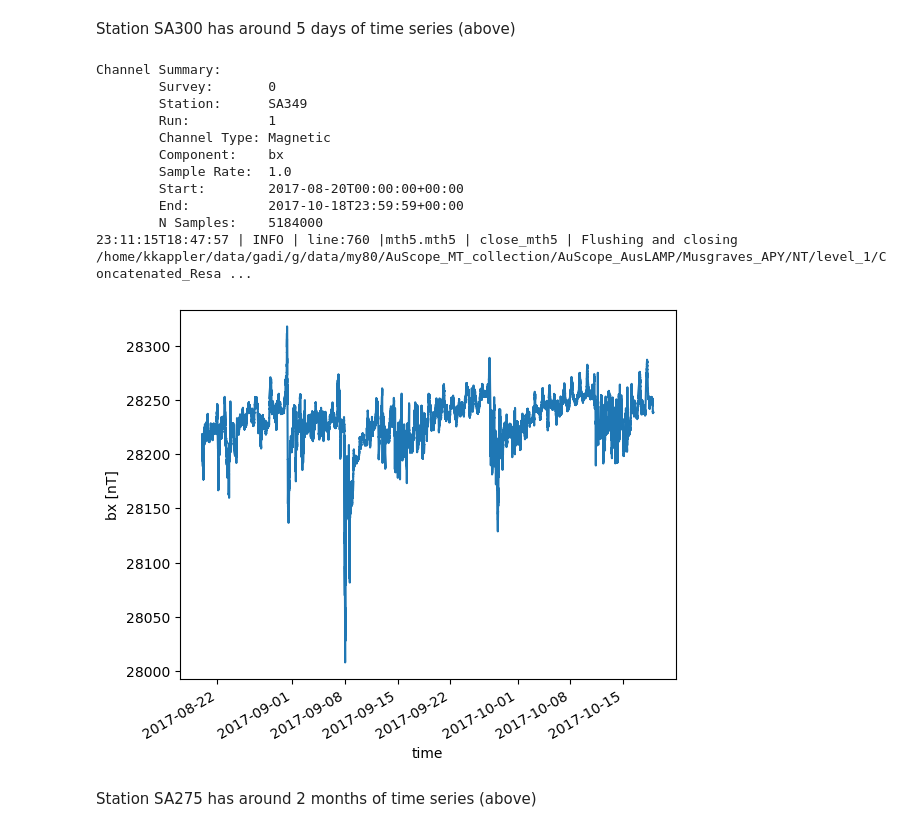
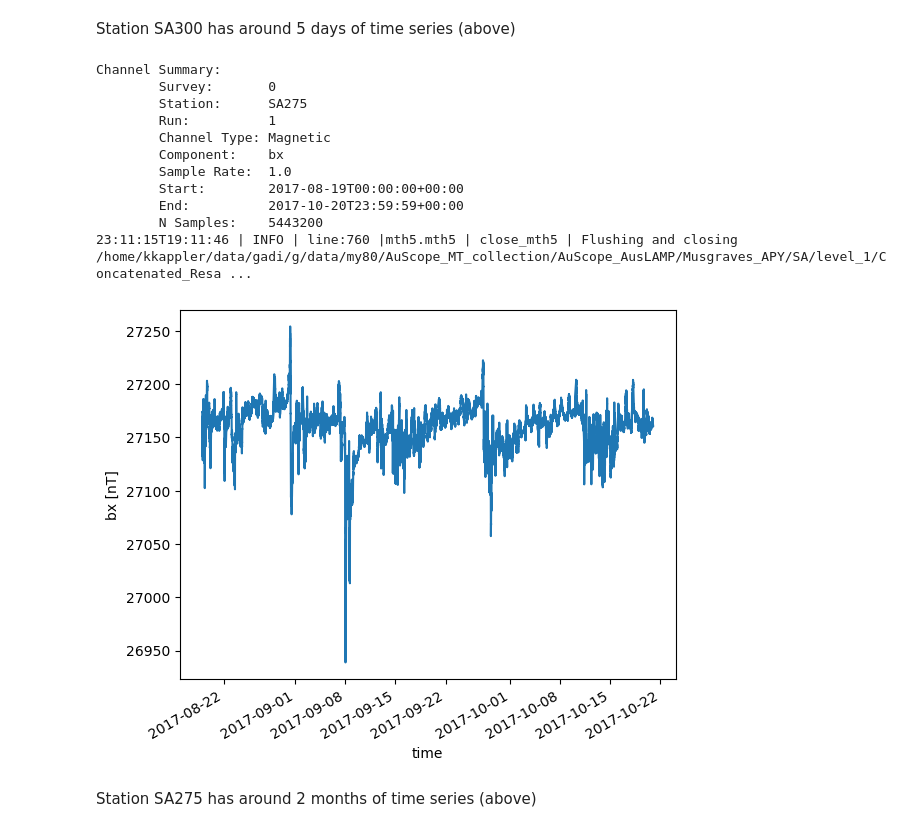
Before and after one commit to kujaku11/mt_examples, a Jupyter notebook: notebooks/aurora/05_musgraves.ipynb, the cells around one changed output. Cells and saved outputs as stored; diff of their text form; code cells hidden in the pictures.

```diff
--- a/notebooks/aurora/05_musgraves.ipynb
+++ b/notebooks/aurora/05_musgraves.ipynb
@@ -560,28 +560,28 @@ Channel Summary:
 Station SA300 has around 5 days of time series (above)
 # %%
 m = mth5.mth5.MTH5()
-m.open_mth5(row.path)
+m.open_mth5(reference_row.path, "r")
 ch_df = m.channel_summary.to_dataframe()
 start = ch_df.iloc[0].start.isoformat()
 #start = (ch_df.iloc[0].start + pd.Timedelta(hours=1)).isoformat()
 ch_from_reference = m.from_reference(ch_df.iloc[0].hdf5_reference)
 chts = ch_from_reference.to_channel_ts()
 print(chts)
 chts.plot()
 m.close_mth5()
 # %% [output]
 Channel Summary:
         Survey:       0
-        Station:      SA349
+        Station:      SA275
         Run:          1
         Channel Type: Magnetic
         Component:    bx
         Sample Rate:  1.0
-        Start:        2017-08-20T00:00:00+00:00
-        End:          2017-10-18T23:59:59+00:00
-        N Samples:    5184000
-23:11:15T18:47:57 | INFO | line:760 |mth5.mth5 | close_mth5 | Flushing and closing /home/kkappler/data/gadi/g/data/my80/AuScope_MT_collection/AuScope_AusLAMP/Musgraves_APY/NT/level_1/Concatenated_Resa ...
+        Start:        2017-08-19T00:00:00+00:00
+        End:          2017-10-20T23:59:59+00:00
+        N Samples:    5443200
+23:11:15T19:11:46 | INFO | line:760 |mth5.mth5 | close_mth5 | Flushing and closing /home/kkappler/data/gadi/g/data/my80/AuScope_MT_collection/AuScope_AusLAMP/Musgraves_APY/SA/level_1/Concatenated_Resa ...
-[figure, old version]
+[figure, new version]
 # %% [markdown]
 Station SA275 has around 2 months of time series (above)
 # %% [markdown]
```
Also changed, not shown: parts of 13 cells of this notebook.
